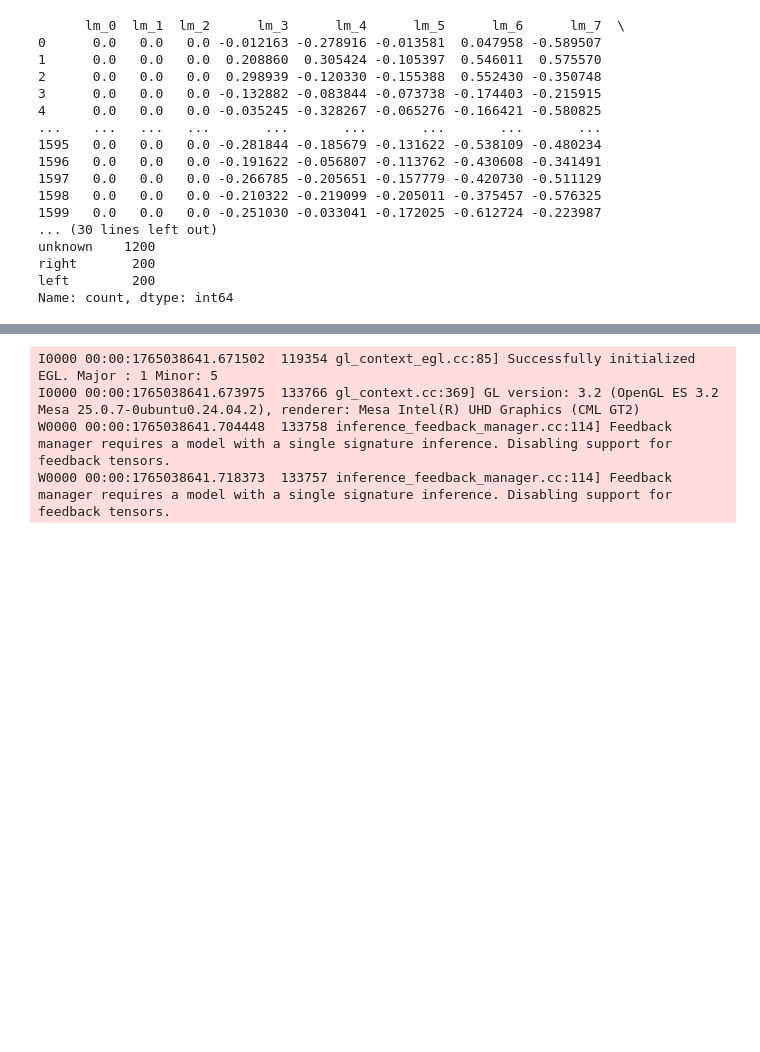
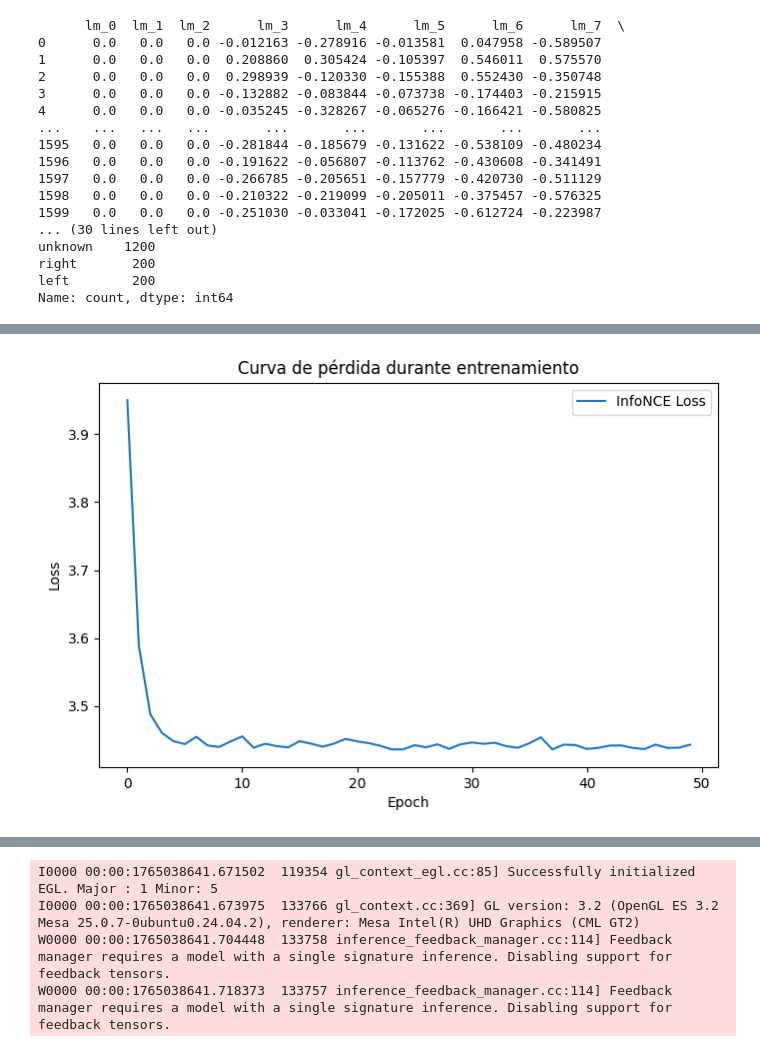
Before and after one commit to LuisGrigore/GestureDetector, a Jupyter notebook: Untitled.ipynb, the cells around one changed output, grey strips where cells are left out. Cells and saved outputs as stored; diff of their text form; code cells hidden in the pictures; blank space fills up the shorter version.

```diff
--- a/Untitled.ipynb
+++ b/Untitled.ipynb
@@ -695,3 +695,98 @@ unknown    1200
 right       200
 left        200
 Name: count, dtype: int64
+# %%
+#MALOOOOOOO
+import pandas as pd
+import numpy as np
+import tensorflow as tf
+from tensorflow.keras import layers, models
+from sklearn.model_selection import train_test_split
+import matplotlib.pyplot as plt
+
+# -----------------------------
+# Cargar y preparar dataset
+# -----------------------------
+X = df[[f"lm_{i}" for i in range(63)]].values
+y_raw = df['label'].values
+label_map = {'left':0, 'right':1, 'unknown':2}
+y = np.array([label_map[label] for label in y_raw])
+
+X_train, X_test, y_train, y_test = train_test_split(
+    X, y, test_size=0.2, random_state=42, stratify=y
+)
+
+known_mask = y_train != 2
+X_train_known = X_train[known_mask]
+y_train_known = y_train[known_mask]
+
+# -----------------------------
+# Modelo de embeddings
+# -----------------------------
+input_dim = X_train.shape[1]
+embedding_dim = 32
+inputs = tf.keras.Input(shape=(input_dim,))
+x = layers.Dense(128, activation='relu')(inputs)
+x = layers.Dense(64, activation='relu')(x)
+embeddings = layers.Dense(embedding_dim)(x)
+embeddings = layers.Lambda(lambda x: tf.math.l2_normalize(x, axis=1))(embeddings)
+embedding_model = models.Model(inputs, embeddings)
+
+# -----------------------------
+# InfoNCE Loss manual
+# -----------------------------
+def info_nce_loss(labels, embeddings, temperature=0.1):
+    similarity_matrix = tf.matmul(embeddings, embeddings, transpose_b=True)
+    similarity_matrix = similarity_matrix / temperature
+    labels = tf.reshape(labels, [-1, 1])
+    mask = tf.cast(tf.equal(labels, tf.transpose(labels)), tf.float32)
+    logits_mask = 1.0 - tf.eye(tf.shape(labels)[0])
+    mask = mask * logits_mask
+    exp_sim = tf.exp(similarity_matrix) * logits_mask
+    log_prob = similarity_matrix - tf.math.log(tf.reduce_sum(exp_sim, axis=1, keepdims=True) + 1e-9)
+    mean_log_prob_pos = tf.reduce_sum(mask * log_prob, axis=1) / (tf.reduce_sum(mask, axis=1) + 1e-9)
+    loss = -tf.reduce_mean(mean_log_prob_pos)
+    return loss
+
+# -----------------------------
+# Entrenamiento con tracking de pérdida
+# -----------------------------
+optimizer = tf.keras.optimizers.Adam(1e-3)
+batch_size = 64
+num_batches = int(np.ceil(len(X_train_known)/batch_size))
+epochs = 50
+
+loss_history = []
+
+for epoch in range(epochs):
+    idx = np.random.permutation(len(X_train_known))
+    X_train_shuffled = X_train_known[idx]
+    y_train_shuffled = y_train_known[idx]
+    epoch_loss = 0.0
+    for i in range(num_batches):
+        start = i*batch_size
+        end = min((i+1)*batch_size, len(X_train_known))
+        x_batch = X_train_shuffled[start:end]
+        y_batch = y_train_shuffled[start:end]
+        with tf.GradientTape() as tape:
+            emb = embedding_model(x_batch, training=True)
+            loss = info_nce_loss(y_batch, emb)
+        grads = tape.gradient(loss, embedding_model.trainable_variables)
+        optimizer.apply_gradients(zip(grads, embedding_model.trainable_variables))
+        epoch_loss += loss.numpy() * len(x_batch)
+    epoch_loss /= len(X_train_known)
+    loss_history.append(epoch_loss)
+    print(f"Epoch {epoch+1}/{epochs} - Loss: {epoch_loss:.4f}")
+
+# -----------------------------
+# Gráfica de pérdida
+# -----------------------------
+plt.figure(figsize=(8,5))
+plt.plot(loss_history, label="InfoNCE Loss")
+plt.xlabel("Epoch")
+plt.ylabel("Loss")
+plt.title("Curva de pérdida durante entrenamiento")
+plt.legend()
+plt.show()
+embedding_model.save("hand_gesture_embedding_model_with_unknowns_bad.keras")
+# %% [output]
@@ -698,3 +810,4 @@ Name: count, dtype: int64
+[figure, added]
 # %%
 import pandas as pd
 import numpy as np
```
Also changed, not shown: parts of 3 cells of this notebook, 2 other files.
